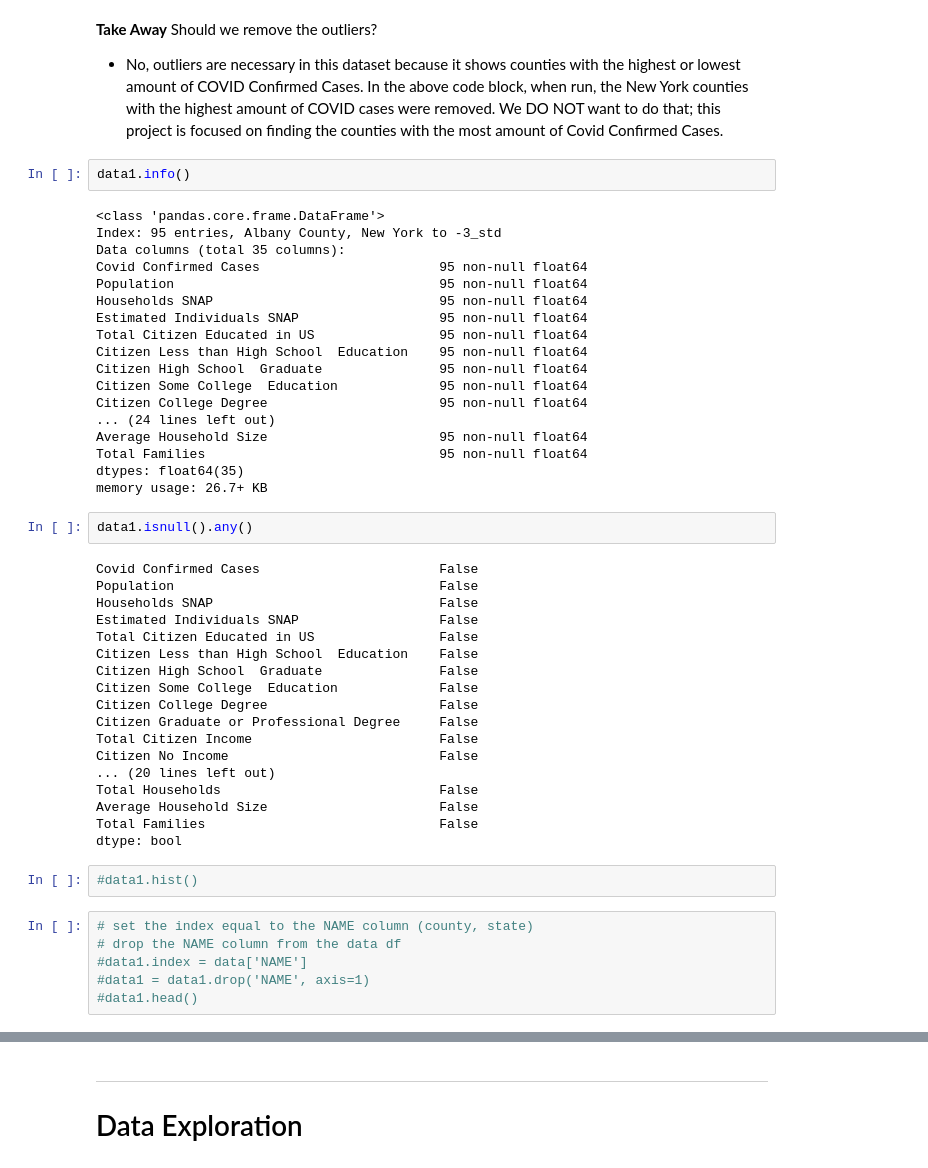
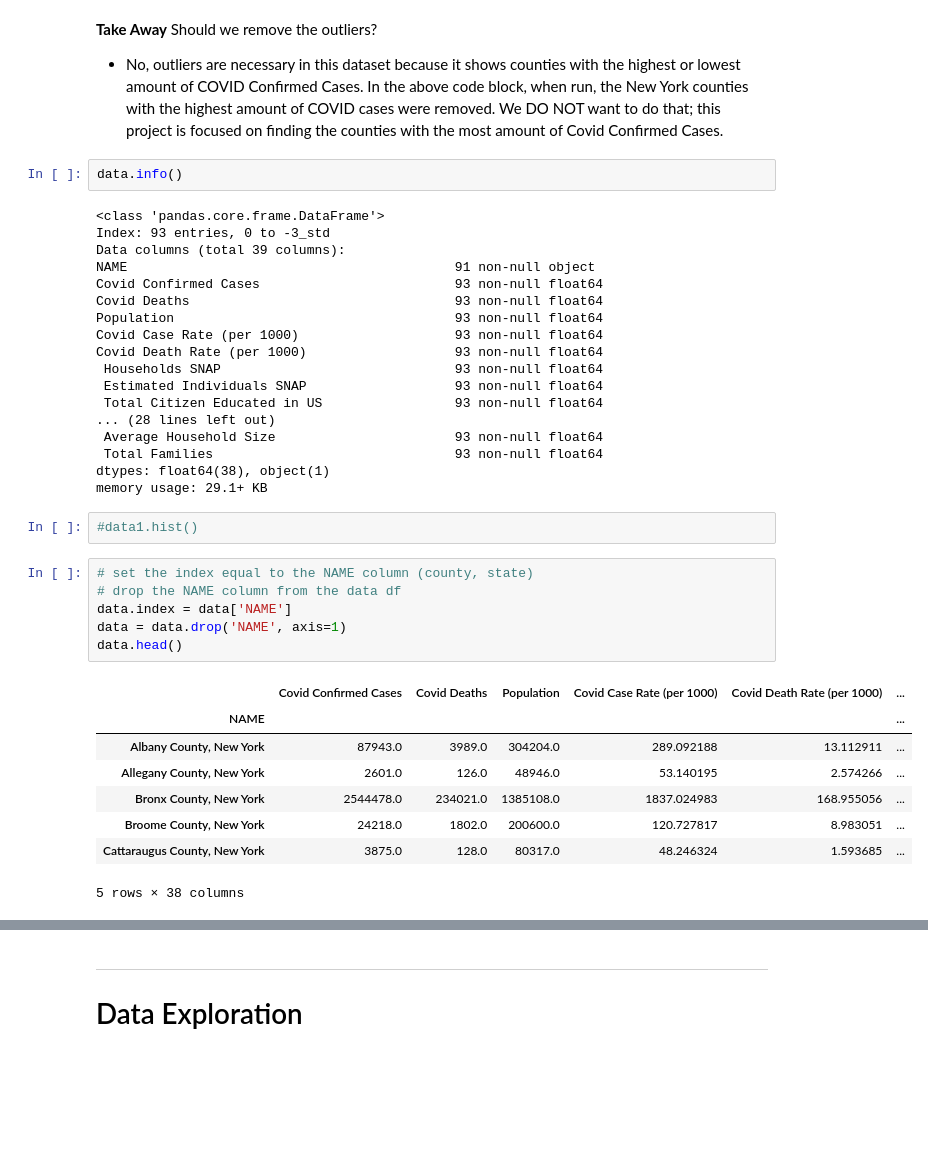
Before and after one commit to monikasivilli/Capstone-Project, a Jupyter notebook: LinReg.ipynb, the cells around one changed output, grey strips where cells are left out. Saved outputs shown, nothing was run; the diff lists cells and outputs as text; blank space fills up the shorter version.

```diff
--- a/LinReg.ipynb
+++ b/LinReg.ipynb
@@ -107,50 +102,39 @@ __Take Away__
 Should we remove the outliers?
 - No, outliers are necessary in this dataset because it shows counties with the highest or lowest amount of COVID Confirmed Cases. In the above code block, when run, the New York counties with the highest amount of COVID cases were removed. We DO NOT want to do that; this project is focused on finding the counties with the most amount of Covid Confirmed Cases.
 # %%
-data1.info()
+data.info()
 # %% [output]
 <class 'pandas.core.frame.DataFrame'>
-Index: 95 entries, Albany County, New York to -3_std
-Data columns (total 35 columns):
-Covid Confirmed Cases                       95 non-null float64
-Population                                  95 non-null float64
-Households SNAP                             95 non-null float64
-Estimated Individuals SNAP                  95 non-null float64
-Total Citizen Educated in US                95 non-null float64
-Citizen Less than High School  Education    95 non-null float64
-Citizen High School  Graduate               95 non-null float64
-Citizen Some College  Education             95 non-null float64
-Citizen College Degree                      95 non-null float64
-... (24 lines left out)
-Average Household Size                      95 non-null float64
-Total Families                              95 non-null float64
-dtypes: float64(35)
-memory usage: 26.7+ KB
+Index: 93 entries, 0 to -3_std
+Data columns (total 39 columns):
+NAME                                          91 non-null object
+Covid Confirmed Cases                         93 non-null float64
+Covid Deaths                                  93 non-null float64
+Population                                    93 non-null float64
+Covid Case Rate (per 1000)                    93 non-null float64
+Covid Death Rate (per 1000)                   93 non-null float64
+ Households SNAP                              93 non-null float64
+ Estimated Individuals SNAP                   93 non-null float64
+ Total Citizen Educated in US                 93 non-null float64
+... (28 lines left out)
+ Average Household Size                       93 non-null float64
+ Total Families                               93 non-null float64
+dtypes: float64(38), object(1)
+memory usage: 29.1+ KB
-# %%
-data1.isnull().any()
-# %% [output]
-Covid Confirmed Cases                       False
-Population                                  False
-Households SNAP                             False
-Estimated Individuals SNAP                  False
-Total Citizen Educated in US                False
-Citizen Less than High School  Education    False
-Citizen High School  Graduate               False
-Citizen Some College  Education             False
-Citizen College Degree                      False
-Citizen Graduate or Professional Degree     False
-Total Citizen Income                        False
-Citizen No Income                           False
-... (20 lines left out)
-Total Households                            False
-Average Household Size                      False
-Total Families                              False
-dtype: bool
 # %%
 #data1.hist()
 # %%
 # set the index equal to the NAME column (county, state)
 # drop the NAME column from the data df
-#data1.index = data['NAME']
-#data1 = data1.drop('NAME', axis=1)
-#data1.head()
+data.index = data['NAME']
+data = data.drop('NAME', axis=1)
+data.head()
+# %% [output]
+|  | Covid Confirmed Cases | Covid Deaths | Population | Covid Case Rate (per 1000) | Covid Death Rate (per 1000) | ... |
+| NAME |  |  |  |  |  | ... |
+| Albany County, New York | 87943.0 | 3989.0 | 304204.0 | 289.092188 | 13.112911 | ... |
+| Allegany County, New York | 2601.0 | 126.0 | 48946.0 | 53.140195 | 2.574266 | ... |
+| Bronx County, New York | 2544478.0 | 234021.0 | 1385108.0 | 1837.024983 | 168.955056 | ... |
+| Broome County, New York | 24218.0 | 1802.0 | 200600.0 | 120.727817 | 8.983051 | ... |
+| Cattaraugus County, New York | 3875.0 | 128.0 | 80317.0 | 48.246324 | 1.593685 | ... |
+5 rows × 38 columns
```
Also changed, not shown: parts of 16 cells of this notebook.
